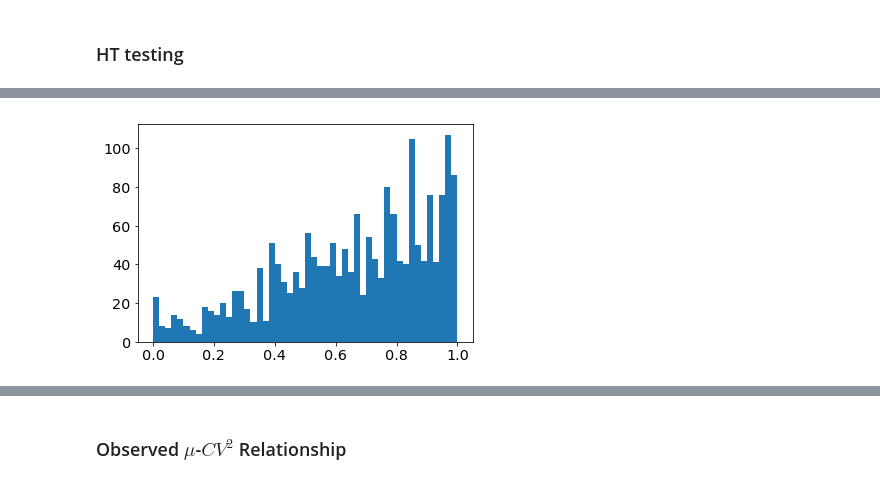
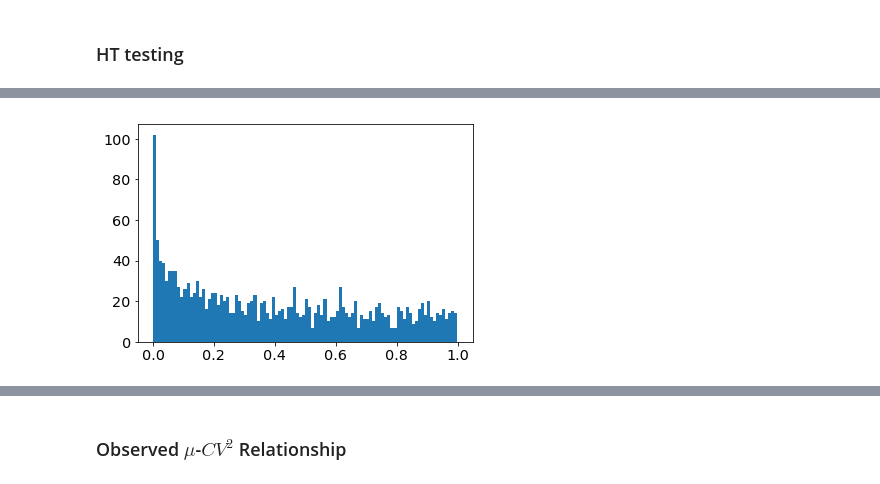
Before and after one commit to yelabucsf/scrna-parameter-estimation, a Jupyter notebook: examples/interferon_stimulation/interferon_stimulation_analysis.ipynb, the cells around one changed output, grey strips where cells are left out. Saved outputs shown, nothing was run; the diff lists cells and outputs as text; code cells hidden in the pictures.

```diff
--- a/examples/interferon_stimulation/interferon_stimulation_analysis.ipynb
+++ b/examples/interferon_stimulation/interferon_stimulation_analysis.ipynb
@@ -110,12 +110,12 @@ def robust_hist(x, **kwargs):
 # %% [markdown]
 ### HT testing
 # %%
-adata_cd4 = adata[adata.obs.cell == 'CD4 T cells'].copy()
+adata_cd4 = adata[adata.obs.cell == 'C4'].copy()
 # %%
 imp.reload(scme)
 estimator = scme.SingleCellEstimator(
     adata=adata_cd4,
     group_label='stim',
     n_umis_column='n_counts',
-    num_permute=10000,
+    num_permute=50000,
     beta=0.1)
@@ -141,4 +247,4 @@ Gamma RVs generated..
 # %%
-robust_hist(estimator.hypothesis_test_result_1d[('ctrl', 'stim')]['dv_fdr'], bins=50)
+robust_hist(estimator.hypothesis_test_result_1d[('ctrl', 'stim')]['dv_pval'], bins=100)
 # %% [output]
-[figure, old version]
+[figure, new version]
```
Also changed, not shown: parts of 33 cells of this notebook, 2 other files.
